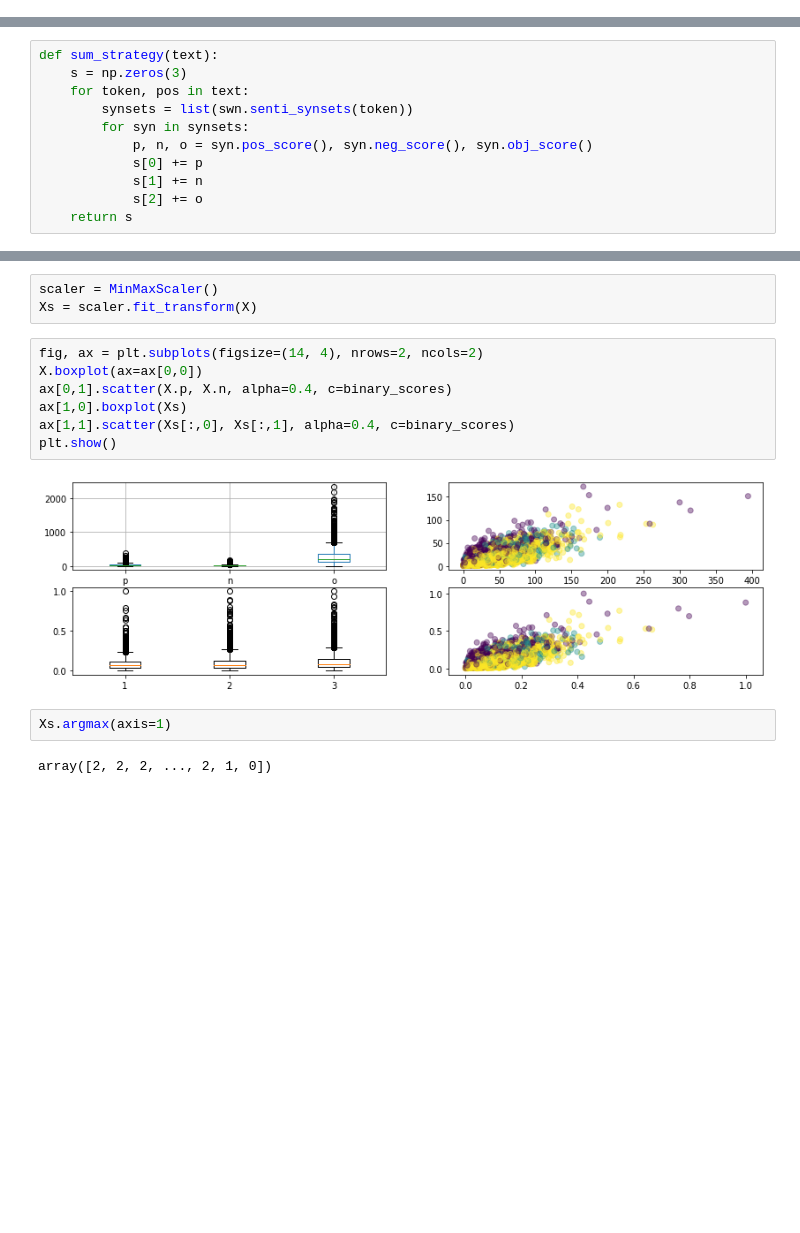
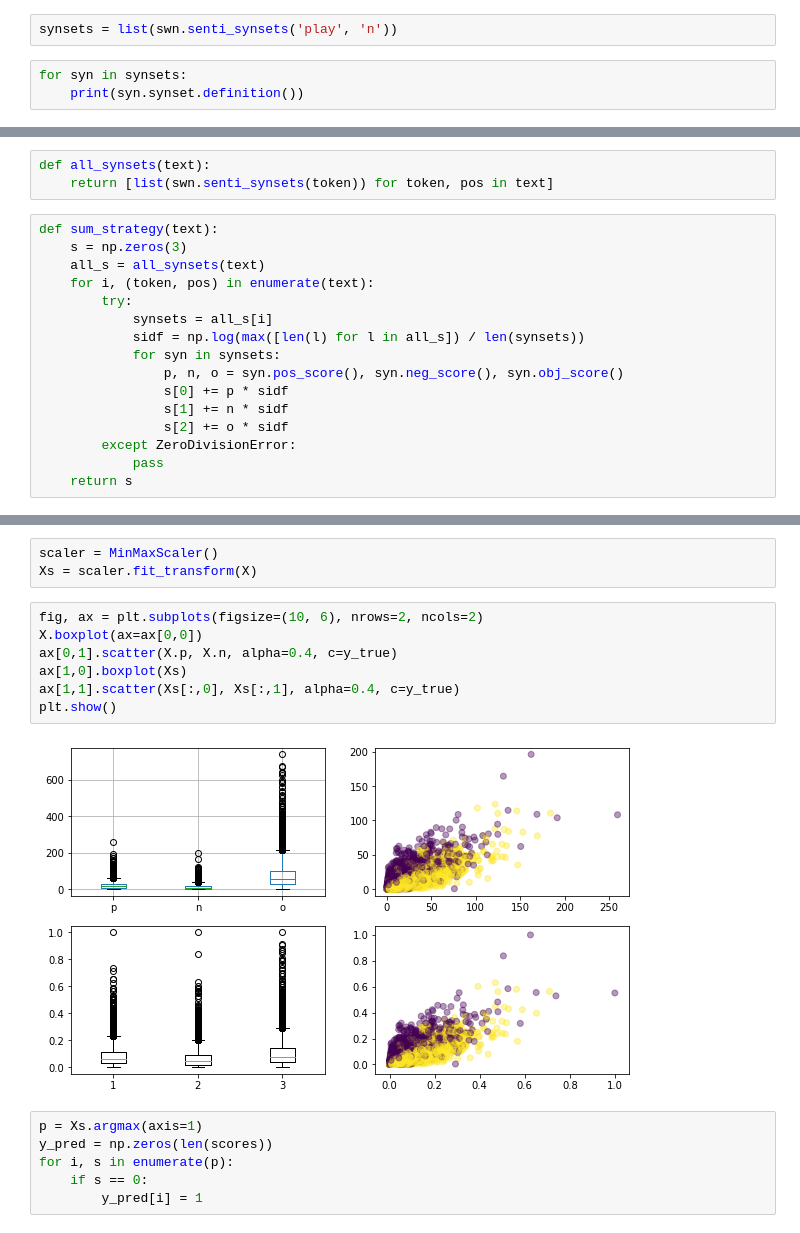
Before and after one commit to afflint/textsent, a Jupyter notebook: sentiwordnet.ipynb, the cells around one changed output, grey strips where cells are left out. Drawn from its saved outputs; the diff is of its cells as text; blank space fills up the shorter version.

Commit message:
Text classification and indexing

```diff
--- a/sentiwordnet.ipynb
+++ b/sentiwordnet.ipynb
@@ -5,3 +5,8 @@ import pandas as pd
 import matplotlib.pyplot as plt
 from nltk.corpus import sentiwordnet as swn
 from sklearn.preprocessing import MinMaxScaler
+# %%
+synsets = list(swn.senti_synsets('play', 'n'))
+# %%
+for syn in synsets:
+    print(syn.synset.definition())
@@ -53,16 +78,24 @@ bbq 0
 Just ignore POS for the time being
 # %% [markdown]
 ### Answer 1: simple sum
+# %%
+def all_synsets(text):
+    return [list(swn.senti_synsets(token)) for token, pos in text]
 # %%
 def sum_strategy(text):
     s = np.zeros(3)
-    for token, pos in text:
-        synsets = list(swn.senti_synsets(token))
-        for syn in synsets:
-            p, n, o = syn.pos_score(), syn.neg_score(), syn.obj_score()
-            s[0] += p
-            s[1] += n
-            s[2] += o
+    all_s = all_synsets(text)
+    for i, (token, pos) in enumerate(text):
+        try:
+            synsets = all_s[i]
+            sidf = np.log(max([len(l) for l in all_s]) / len(synsets))
+            for syn in synsets:
+                p, n, o = syn.pos_score(), syn.neg_score(), syn.obj_score()
+                s[0] += p * sidf
+                s[1] += n * sidf
+                s[2] += o * sidf
+        except ZeroDivisionError:
+            pass
     return s
 # %%
 Xd = {}
@@ -75,15 +117,17 @@ X.columns = ['p', 'n', 'o']
 scaler = MinMaxScaler()
 Xs = scaler.fit_transform(X)
 # %%
-fig, ax = plt.subplots(figsize=(14, 4), nrows=2, ncols=2)
+fig, ax = plt.subplots(figsize=(10, 6), nrows=2, ncols=2)
 X.boxplot(ax=ax[0,0])
-ax[0,1].scatter(X.p, X.n, alpha=0.4, c=binary_scores)
+ax[0,1].scatter(X.p, X.n, alpha=0.4, c=y_true)
 ax[1,0].boxplot(Xs)
-ax[1,1].scatter(Xs[:,0], Xs[:,1], alpha=0.4, c=binary_scores)
+ax[1,1].scatter(Xs[:,0], Xs[:,1], alpha=0.4, c=y_true)
 plt.show()
 # %% [output]
-[figure, old version]
+[figure, new version]
-# %%
-Xs.argmax(axis=1)
-# %% [output]
-array([2, 2, 2, ..., 2, 1, 0])
+# %%
+p = Xs.argmax(axis=1)
+y_pred = np.zeros(len(scores))
+for i, s in enumerate(p):
+    if s == 0:
+        y_pred[i] = 1
```
Also changed, not shown: parts of 12 cells of this notebook, 3 other files.
